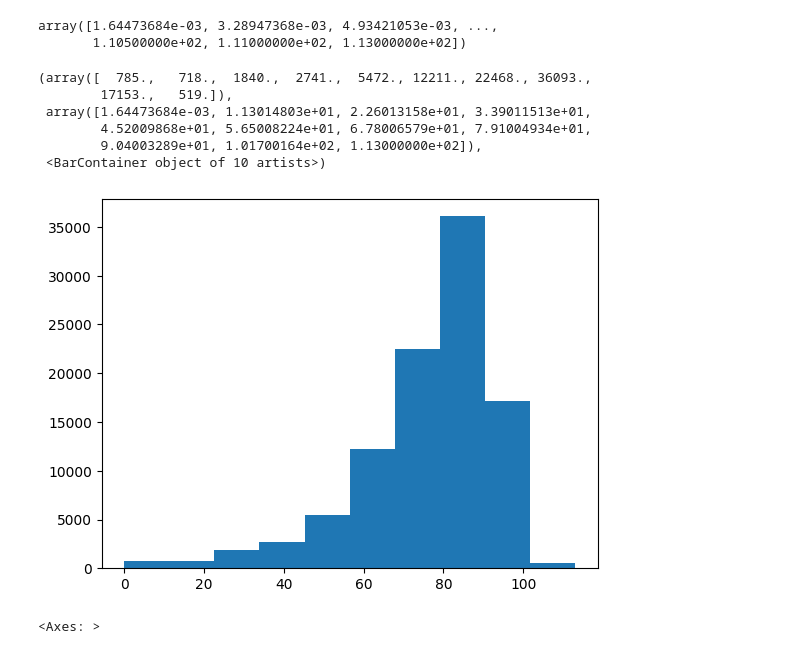
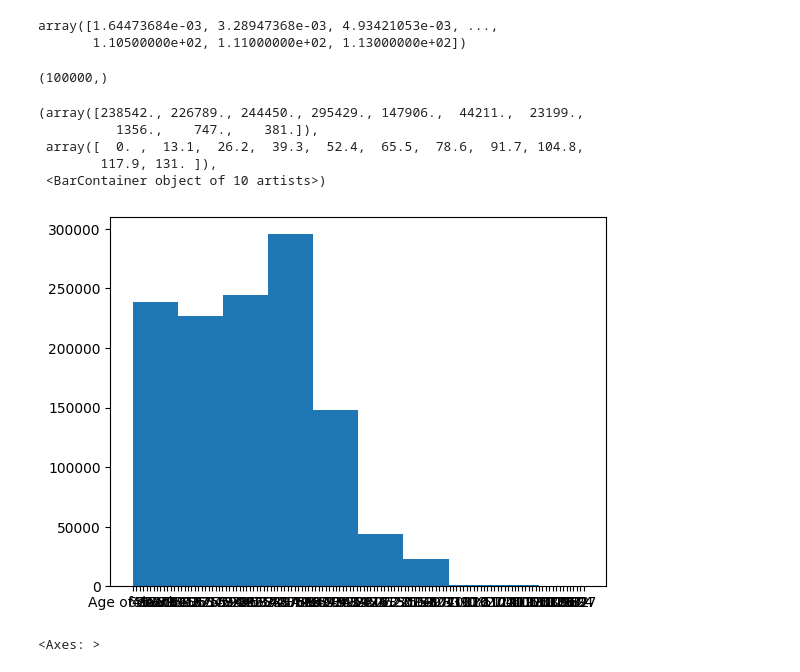
Before and after one commit to CMDRZero/DataScienceFundamentalsClass, a Jupyter notebook: GranBellU3Proj_atmp_5.ipynb, the cells around one changed output. Drawn from its saved outputs; the diff is of its cells as text; code cells hidden in the pictures.

```diff
--- a/GranBellU3Proj_atmp_5.ipynb
+++ b/GranBellU3Proj_atmp_5.ipynb
@@ -38,6 +38,12 @@ import arviz as az
 import pymc as pm     #The engine of prediction
 import numpy as np
 import preliz as pz   #We are using this so I can make the nice graphs of priors and likelyhoods
+# %%
+import csv
+with open('ages.csv',encoding = 'utf-8') as file:
+  reader = csv.reader(file)
+  data = list(reader)
+ages = [data[i][9] for i in range(len(data))]
 # %%
 alive = [100000, 99392, 99350, 99324, 99305, 99289, 99275, 99262, 99249, 99238, 99227, 99218, 99207, 99193, 99171, 99139, 99096, 99041, 98974, 98894, 98802, 98695, 98575, 98444, 98306, 98162, 98014, 97862, 97704, 97541, 97372, 97198, 97017, 96830, 96638, 96438, 96231, 96017, 95794, 95564, 95327, 95081, 94825, 94557, 94275, 93979, 93665, 93331, 92973, 92588, 92171, 91720, 91232, 90702, 90125, 89497, 88814, 88075, 87278, 86422, 85506, 84527, 83482, 82376, 81212, 79994, 78714, 77366, 75950, 74468, 72915, 71283, 69559, 67732, 65791, 63725, 61519, 59165, 56669, 54041, 51288, 48404, 45385, 42243, 38996, 35663, 32273, 28858, 25457, 22119, 18895, 15840, 13006, 10439, 8172, 6226, 4615, 3327, 2336, 1598, 1068, 696, 442, 272, 163, 94, 52, 28, 14, 7, 3, 1, 1, 0, 0, 0, 0, 0, 0, 0]
 observed = np.array([])
@@ -49,17 +55,20 @@ observed
 # %% [output]
 array([1.64473684e-03, 3.28947368e-03, 4.93421053e-03, ...,
        1.10500000e+02, 1.11000000e+02, 1.13000000e+02])
+# %%
+observed.shape
+# %% [output]
+(100000,)
 # %%
 import matplotlib as plt
-plt.pyplot.hist(observed)
+plt.pyplot.hist(ages)
 # %% [output]
-(array([  785.,   718.,  1840.,  2741.,  5472., 12211., 22468., 36093.,
-        17153.,   519.]),
- array([1.64473684e-03, 1.13014803e+01, 2.26013158e+01, 3.39011513e+01,
-        4.52009868e+01, 5.65008224e+01, 6.78006579e+01, 7.91004934e+01,
-        9.04003289e+01, 1.01700164e+02, 1.13000000e+02]),
+(array([238542., 226789., 244450., 295429., 147906.,  44211.,  23199.,
+          1356.,    747.,    381.]),
+ array([  0. ,  13.1,  26.2,  39.3,  52.4,  65.5,  78.6,  91.7, 104.8,
+        117.9, 131. ]),
  <BarContainer object of 10 artists>)
-[figure, old version]
+[figure, new version]
 # %%
 pz.Weibull(alpha = 5.2, beta = 82).plot_pdf()
 # %% [output]
```
Also changed, not shown: parts of 10 cells of this notebook.
